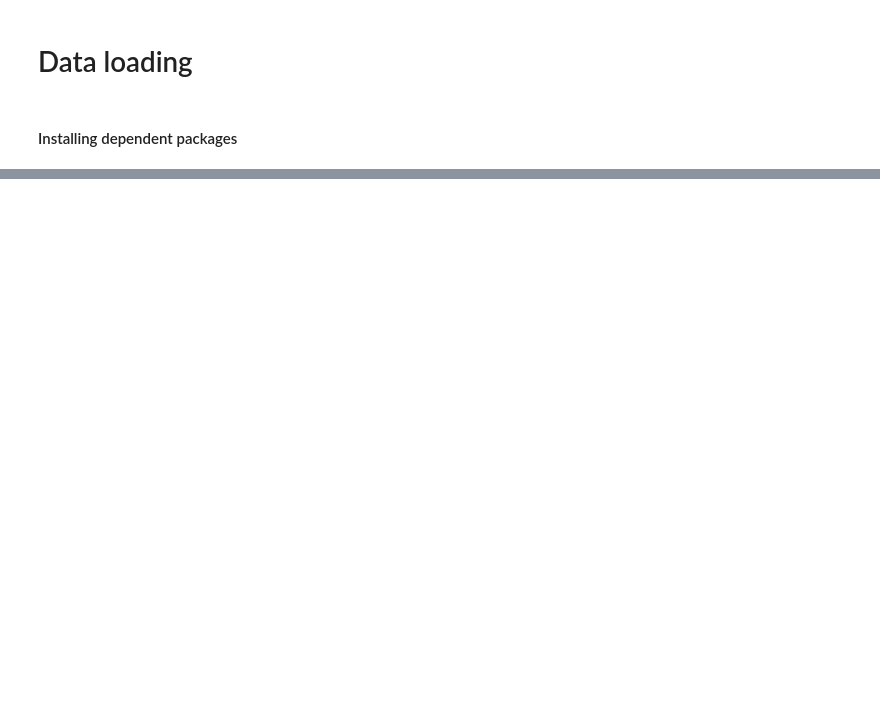
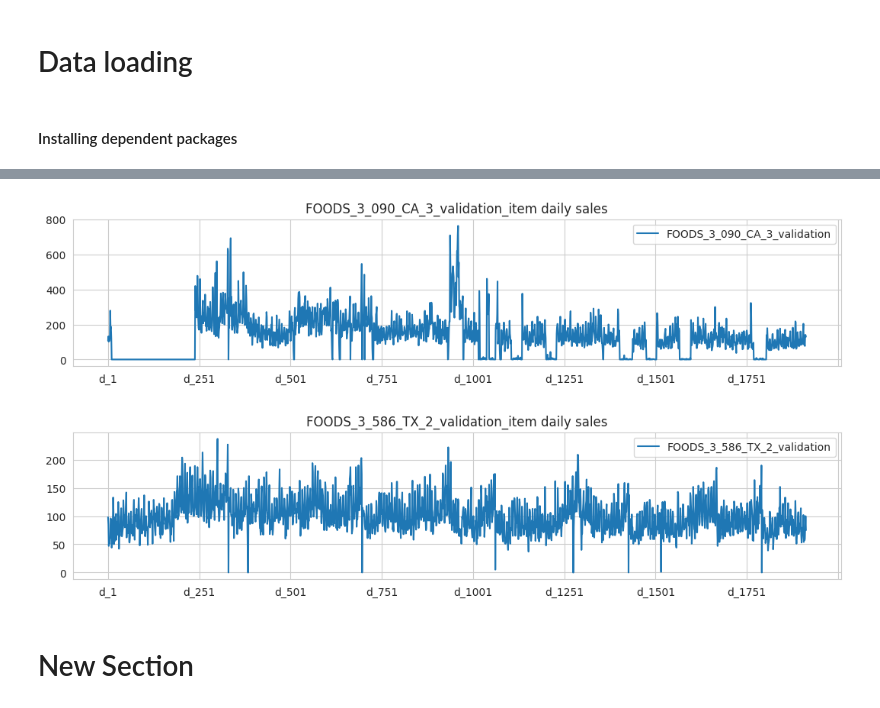
Before and after one commit to abhishekverma0207/abhishekverma_ljmu, a Jupyter notebook: M5/M5_Databuildup.ipynb, the cells around one changed output, grey strips where cells are left out. Cells and saved outputs as stored; diff of their text form; code cells hidden in the pictures; blank space fills up the shorter version.

```diff
--- a/M5/M5_Databuildup.ipynb
+++ b/M5/M5_Databuildup.ipynb
@@ -35,0 +283,25 @@ from pytorch_forecasting import Baseline, TemporalFusionTransformer, TimeSeriesD
+# %%
+sns.set_style('whitegrid')
+
+def plot_dailysales(spec_id):
+    """
+    plots the behavior of dailysales of specific ids i.e. spec_id
+
+    input: spec_id
+    returns : number of sales plotted across number of days
+    """
+    sales_train_val.loc[sales_train_val['id'] == spec_id ].set_index('id')[d_cols]\
+                .T\
+                .plot(figsize = (13,2.5),
+                      title =  str(spec_id)+"_item daily sales"
+                    )
+    plt.legend()
+    plt.show()
+
+plot_dailysales('FOODS_3_090_CA_3_validation')
+plot_dailysales('FOODS_3_586_TX_2_validation')
+# %% [output]
+[figure, added]
+[figure, added]
+# %% [markdown]
+# New Section
```
Also changed, not shown: parts of 25 cells of this notebook.
